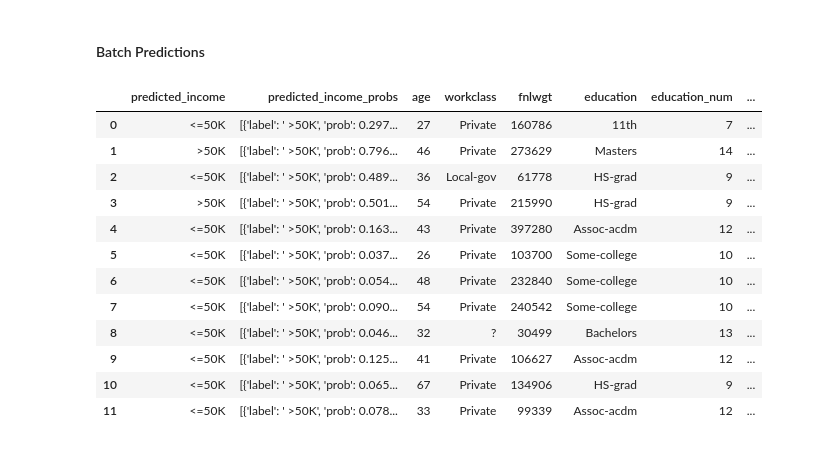
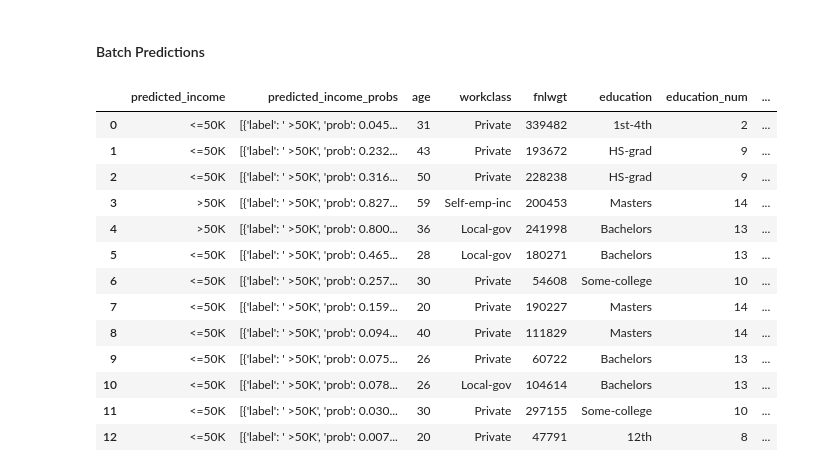
Before and after one commit to HenrikWarf/notebook-demo1, a Jupyter notebook: notebook-demo3-BQML.ipynb, the cells around one changed output. Saved outputs shown, nothing was run; the diff lists cells and outputs as text; code cells hidden in the pictures.

```diff
--- a/notebook-demo3-BQML.ipynb
+++ b/notebook-demo3-BQML.ipynb
@@ -151,24 +154,25 @@ prediction_data
 # %%
 %%bigquery
 SELECT *
 FROM
-  ML.PREDICT(MODEL `crazy-hippo-01.clv.earnings_model`,
+  ML.PREDICT(MODEL `crazy-hippo-01.earnings_ml.earnings_model`,
     (
     SELECT
       *
     FROM
-      `crazy-hippo-01.clv.prediction_sample`))
+      `crazy-hippo-01.earnings_ml.prediction_sample`))
 # %% [output]
 |  | predicted_income | predicted_income_probs | age | workclass | fnlwgt | education | education_num | ... |
-| 0 | <=50K | [{'label': ' >50K', 'prob': 0.297... | 27 | Private | 160786 | 11th | 7 | ... |
-| 1 | >50K | [{'label': ' >50K', 'prob': 0.796... | 46 | Private | 273629 | Masters | 14 | ... |
-| 2 | <=50K | [{'label': ' >50K', 'prob': 0.489... | 36 | Local-gov | 61778 | HS-grad | 9 | ... |
-| 3 | >50K | [{'label': ' >50K', 'prob': 0.501... | 54 | Private | 215990 | HS-grad | 9 | ... |
-| 4 | <=50K | [{'label': ' >50K', 'prob': 0.163... | 43 | Private | 397280 | Assoc-acdm | 12 | ... |
-| 5 | <=50K | [{'label': ' >50K', 'prob': 0.037... | 26 | Private | 103700 | Some-college | 10 | ... |
-| 6 | <=50K | [{'label': ' >50K', 'prob': 0.054... | 48 | Private | 232840 | Some-college | 10 | ... |
-| 7 | <=50K | [{'label': ' >50K', 'prob': 0.090... | 54 | Private | 240542 | Some-college | 10 | ... |
-| 8 | <=50K | [{'label': ' >50K', 'prob': 0.046... | 32 | ? | 30499 | Bachelors | 13 | ... |
-| 9 | <=50K | [{'label': ' >50K', 'prob': 0.125... | 41 | Private | 106627 | Assoc-acdm | 12 | ... |
-| 10 | <=50K | [{'label': ' >50K', 'prob': 0.065... | 67 | Private | 134906 | HS-grad | 9 | ... |
-| 11 | <=50K | [{'label': ' >50K', 'prob': 0.078... | 33 | Private | 99339 | Assoc-acdm | 12 | ... |
+| 0 | <=50K | [{'label': ' >50K', 'prob': 0.045... | 31 | Private | 339482 | 1st-4th | 2 | ... |
+| 1 | <=50K | [{'label': ' >50K', 'prob': 0.232... | 43 | Private | 193672 | HS-grad | 9 | ... |
+| 2 | <=50K | [{'label': ' >50K', 'prob': 0.316... | 50 | Private | 228238 | HS-grad | 9 | ... |
+| 3 | >50K | [{'label': ' >50K', 'prob': 0.827... | 59 | Self-emp-inc | 200453 | Masters | 14 | ... |
+| 4 | >50K | [{'label': ' >50K', 'prob': 0.800... | 36 | Local-gov | 241998 | Bachelors | 13 | ... |
+| 5 | <=50K | [{'label': ' >50K', 'prob': 0.465... | 28 | Local-gov | 180271 | Bachelors | 13 | ... |
+| 6 | <=50K | [{'label': ' >50K', 'prob': 0.257... | 30 | Private | 54608 | Some-college | 10 | ... |
+| 7 | <=50K | [{'label': ' >50K', 'prob': 0.159... | 20 | Private | 190227 | Masters | 14 | ... |
+| 8 | <=50K | [{'label': ' >50K', 'prob': 0.094... | 40 | Private | 111829 | Masters | 14 | ... |
+| 9 | <=50K | [{'label': ' >50K', 'prob': 0.075... | 26 | Private | 60722 | Bachelors | 13 | ... |
+| 10 | <=50K | [{'label': ' >50K', 'prob': 0.078... | 26 | Local-gov | 104614 | Bachelors | 13 | ... |
+| 11 | <=50K | [{'label': ' >50K', 'prob': 0.030... | 30 | Private | 297155 | Some-college | 10 | ... |
+| 12 | <=50K | [{'label': ' >50K', 'prob': 0.007... | 20 | Private | 47791 | 12th | 8 | ... |
```
Also changed, not shown: parts of 11 cells of this notebook, 6 other files.
